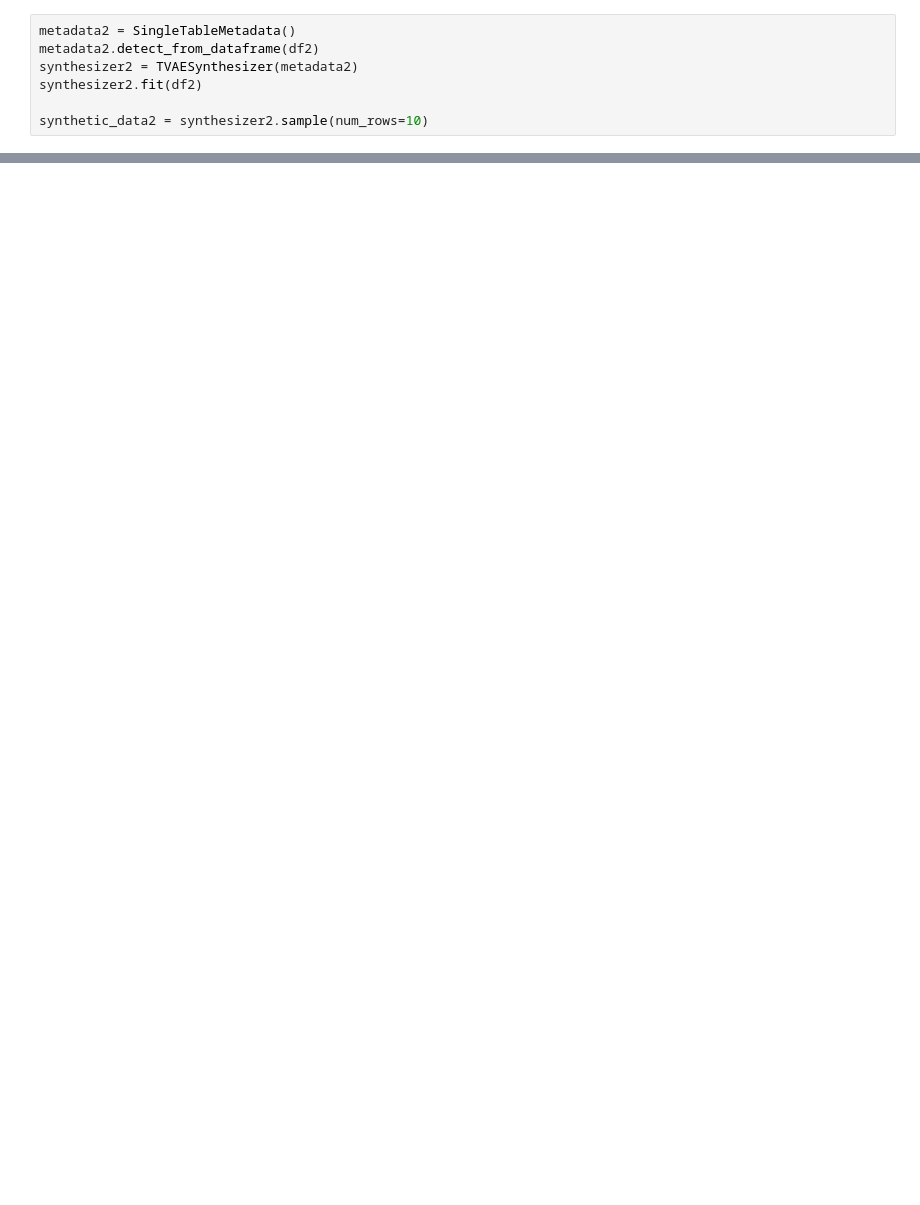
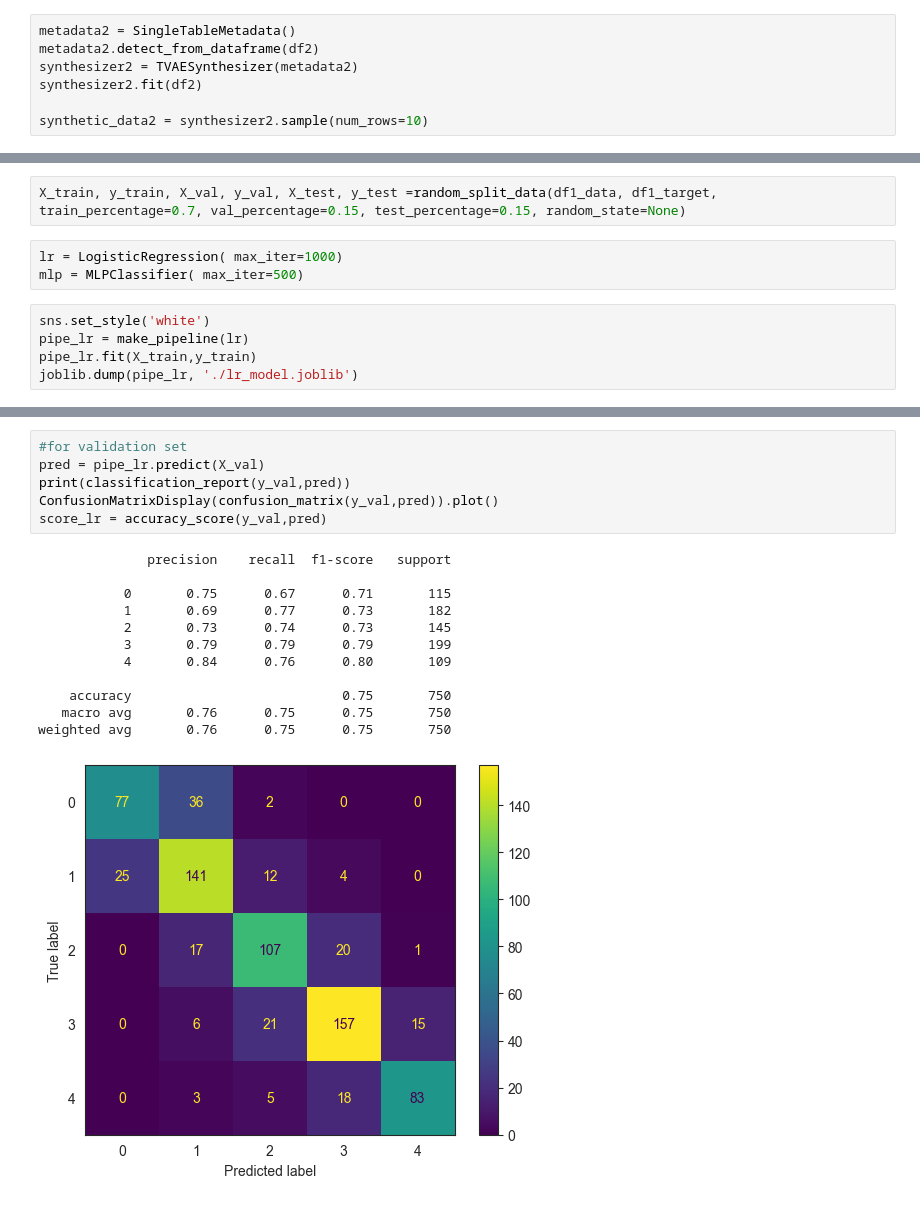
Before and after one commit to Sselimkoc/machineLearning, a Jupyter notebook: new/ann.ipynb, the cells around one changed output, grey strips where cells are left out. Saved outputs shown, nothing was run; the diff lists cells and outputs as text; blank space fills up the shorter version.

Commit message:
add ml models

```diff
--- a/new/ann.ipynb
+++ b/new/ann.ipynb
@@ -309,0 +386,10 @@ merged_synthetic_data
+# %%
+X_train, y_train, X_val, y_val, X_test, y_test =random_split_data(df1_data, df1_target, train_percentage=0.7, val_percentage=0.15, test_percentage=0.15, random_state=None)
+# %%
+lr = LogisticRegression( max_iter=1000)
+mlp = MLPClassifier( max_iter=500)
+# %%
+sns.set_style('white')
+pipe_lr = make_pipeline(lr)
+pipe_lr.fit(X_train,y_train)
+joblib.dump(pipe_lr, './lr_model.joblib')
@@ -309,0 +405,19 @@ merged_synthetic_data
+# %%
+#for validation set
+pred = pipe_lr.predict(X_val)
+print(classification_report(y_val,pred))
+ConfusionMatrixDisplay(confusion_matrix(y_val,pred)).plot()
+score_lr = accuracy_score(y_val,pred)
+# %% [output]
+              precision    recall  f1-score   support
+
+           0       0.75      0.67      0.71       115
+           1       0.69      0.77      0.73       182
+           2       0.73      0.74      0.73       145
+           3       0.79      0.79      0.79       199
+           4       0.84      0.76      0.80       109
+
+    accuracy                           0.75       750
+   macro avg       0.76      0.75      0.75       750
+weighted avg       0.76      0.75      0.75       750
+[figure, added]
```
Also changed, not shown: parts of 23 cells of this notebook, 3 other files.
